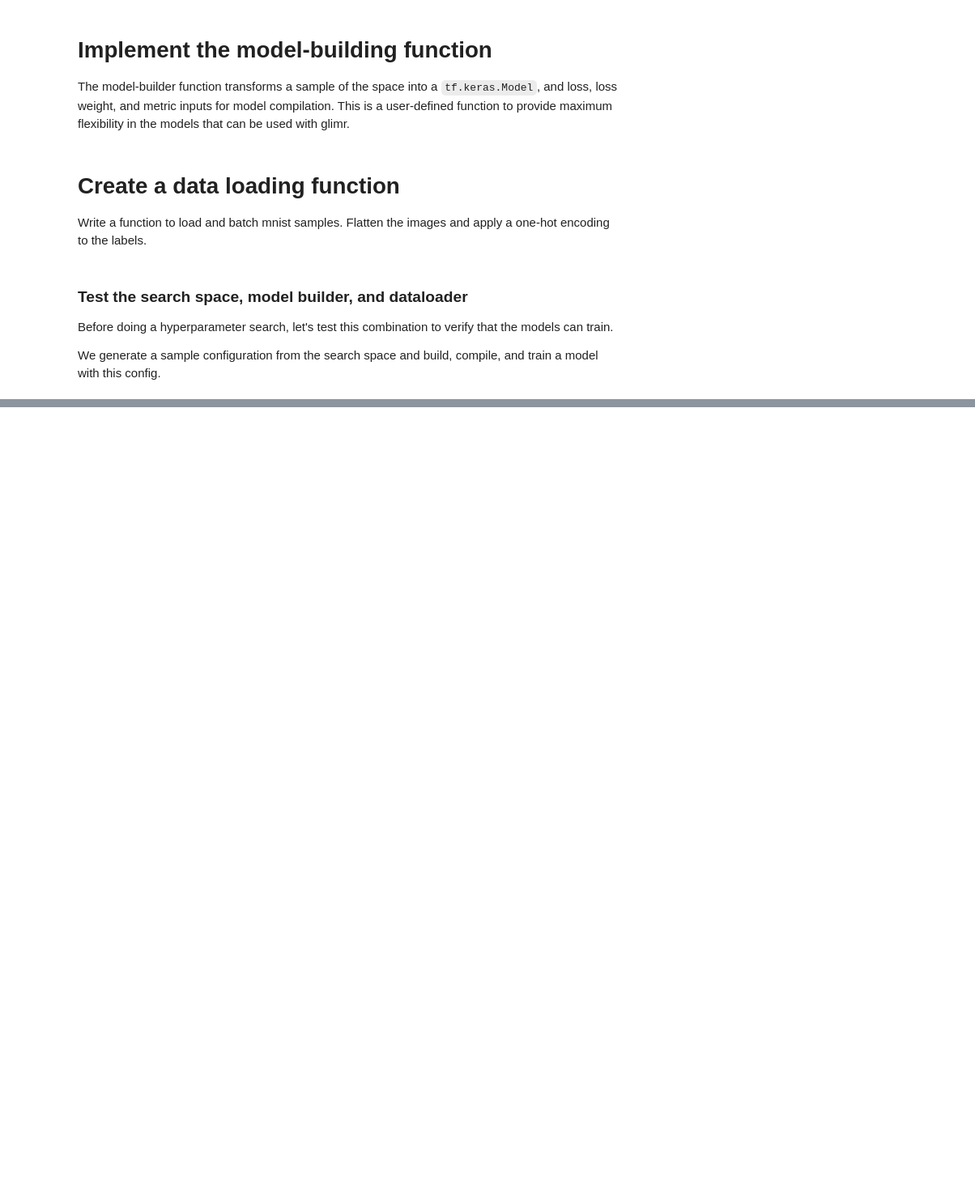
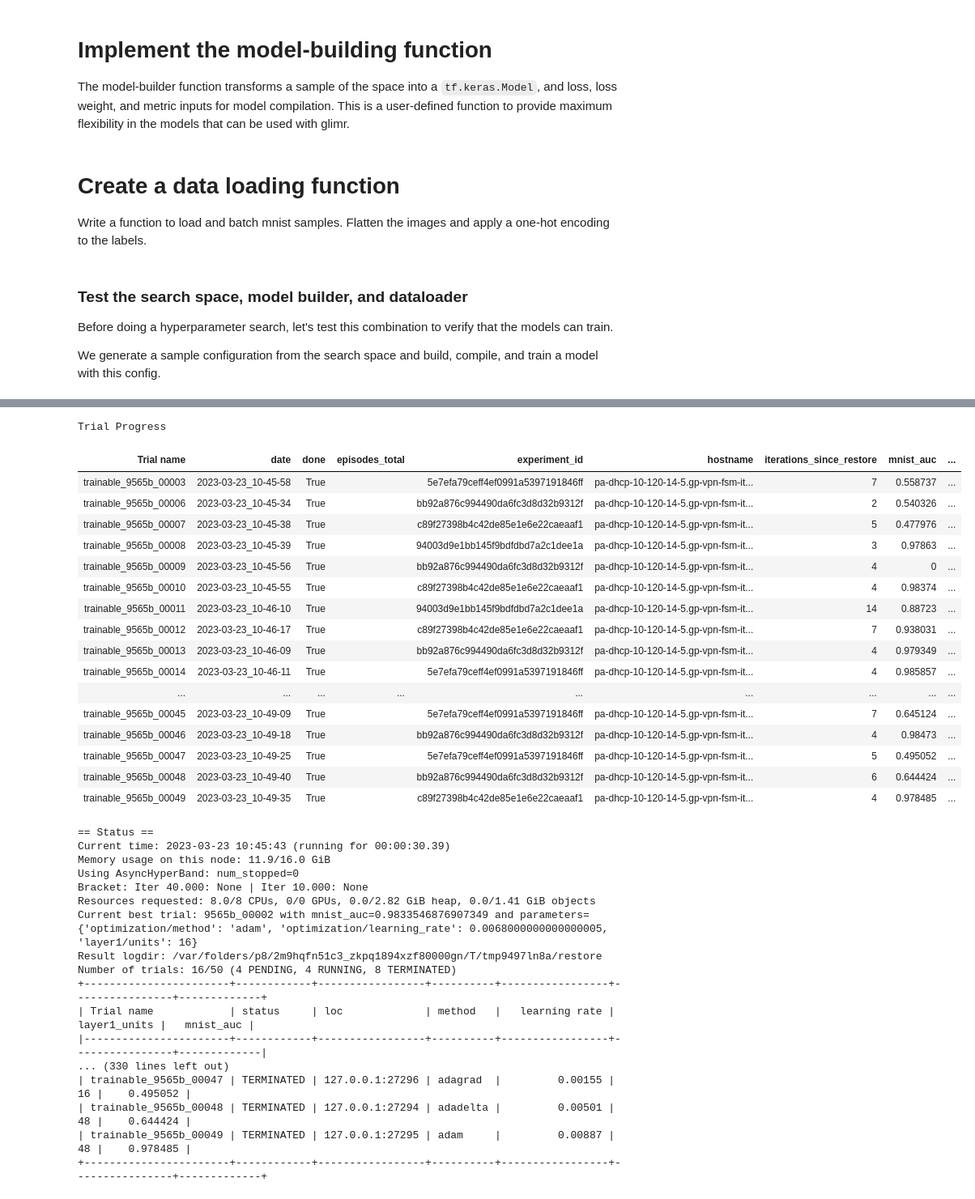
Before and after one commit to PathologyDataScience/glimr, a Jupyter notebook: examples/mnist_example.ipynb, the cells around one changed output, grey strips where cells are left out. Shown: that part at 81% size. Cells and saved outputs as stored; diff of their text form; code cells hidden in the pictures; blank space fills up the shorter version.

```diff
--- a/examples/mnist_example.ipynb
+++ b/examples/mnist_example.ipynb
@@ -636,0 +636,31 @@ temp_dir.cleanup()
+# %%
+from ray.tune import CLIReporter
+
+# report every 30 seconds
+max_report_frequency = 30
+
+# set Jupyter preference
+jupyter = False
+
+# set metrics, parameters to display
+metrics = [f"{t}_{m}" for t in space["tasks"] for m in space["tasks"][t]["metrics"]]
+parameters = {
+    "optimization/method": "method",
+    "optimization/learning_rate": "learning rate",
+    "layer1/units": "layer1_units",
+}
+
+# set reporter kwargs
+reporter_kwargs = {
+    "metric_columns": metrics,
+    "parameter_columns": parameters,
+    "max_report_frequency": max_report_frequency,
+}
+
+# create a Search object instance
+tuner = Search(space, builder, dataloader, "mnist_auc")
+
+# assign reporter to attribute and run a short trial
+tuner.reporter = CLIReporter(**reporter_kwargs)
+with contextlib.redirect_stderr(open(os.devnull, "w")):
+    results = tuner.experiment(local_dir=temp_dir.name, name="try", num_samples=10)
@@ -636,0 +723,8 @@ temp_dir.cleanup()
+# %%
+# create a Search object instance
+tuner = Search(space, builder, dataloader, "mnist_auc")
+
+# assign reporter to attribute and run a short trial
+tuner.reporter = CLIReporter(**reporter_kwargs)
+with contextlib.redirect_stderr(open(os.devnull, "w")):
+    results = tuner.experiment(local_dir=temp_dir.name, name="restore", num_samples=50)
@@ -636,0 +780,5 @@ temp_dir.cleanup()
+# %%
+# complete trials
+with contextlib.redirect_stderr(open(os.devnull, "w")):
+    tuner.restore(local_dir=temp_dir.name + "/restore")
+# %% [output]
@@ -636,0 +802,35 @@ temp_dir.cleanup()
+Trial Progress
+| Trial name | date | done | episodes_total | experiment_id | hostname | iterations_since_restore | mnist_auc | ... |
+| trainable_9565b_00003 | 2023-03-23_10-45-58 | True |  | 5e7efa79ceff4ef0991a5397191846ff | pa-dhcp-10-120-14-5.gp-vpn-fsm-it... | 7 | 0.558737 | ... |
+| trainable_9565b_00006 | 2023-03-23_10-45-34 | True |  | bb92a876c994490da6fc3d8d32b9312f | pa-dhcp-10-120-14-5.gp-vpn-fsm-it... | 2 | 0.540326 | ... |
+| trainable_9565b_00007 | 2023-03-23_10-45-38 | True |  | c89f27398b4c42de85e1e6e22caeaaf1 | pa-dhcp-10-120-14-5.gp-vpn-fsm-it... | 5 | 0.477976 | ... |
+| trainable_9565b_00008 | 2023-03-23_10-45-39 | True |  | 94003d9e1bb145f9bdfdbd7a2c1dee1a | pa-dhcp-10-120-14-5.gp-vpn-fsm-it... | 3 | 0.97863 | ... |
+| trainable_9565b_00009 | 2023-03-23_10-45-56 | True |  | bb92a876c994490da6fc3d8d32b9312f | pa-dhcp-10-120-14-5.gp-vpn-fsm-it... | 4 | 0 | ... |
+| trainable_9565b_00010 | 2023-03-23_10-45-55 | True |  | c89f27398b4c42de85e1e6e22caeaaf1 | pa-dhcp-10-120-14-5.gp-vpn-fsm-it... | 4 | 0.98374 | ... |
+| trainable_9565b_00011 | 2023-03-23_10-46-10 | True |  | 94003d9e1bb145f9bdfdbd7a2c1dee1a | pa-dhcp-10-120-14-5.gp-vpn-fsm-it... | 14 | 0.88723 | ... |
+| trainable_9565b_00012 | 2023-03-23_10-46-17 | True |  | c89f27398b4c42de85e1e6e22caeaaf1 | pa-dhcp-10-120-14-5.gp-vpn-fsm-it... | 7 | 0.938031 | ... |
+| trainable_9565b_00013 | 2023-03-23_10-46-09 | True |  | bb92a876c994490da6fc3d8d32b9312f | pa-dhcp-10-120-14-5.gp-vpn-fsm-it... | 4 | 0.979349 | ... |
+| trainable_9565b_00014 | 2023-03-23_10-46-11 | True |  | 5e7efa79ceff4ef0991a5397191846ff | pa-dhcp-10-120-14-5.gp-vpn-fsm-it... | 4 | 0.985857 | ... |
+| ... | ... | ... | ... | ... | ... | ... | ... | ... |
+| trainable_9565b_00045 | 2023-03-23_10-49-09 | True |  | 5e7efa79ceff4ef0991a5397191846ff | pa-dhcp-10-120-14-5.gp-vpn-fsm-it... | 7 | 0.645124 | ... |
+| trainable_9565b_00046 | 2023-03-23_10-49-18 | True |  | bb92a876c994490da6fc3d8d32b9312f | pa-dhcp-10-120-14-5.gp-vpn-fsm-it... | 4 | 0.98473 | ... |
+| trainable_9565b_00047 | 2023-03-23_10-49-25 | True |  | 5e7efa79ceff4ef0991a5397191846ff | pa-dhcp-10-120-14-5.gp-vpn-fsm-it... | 5 | 0.495052 | ... |
+| trainable_9565b_00048 | 2023-03-23_10-49-40 | True |  | bb92a876c994490da6fc3d8d32b9312f | pa-dhcp-10-120-14-5.gp-vpn-fsm-it... | 6 | 0.644424 | ... |
+| trainable_9565b_00049 | 2023-03-23_10-49-35 | True |  | c89f27398b4c42de85e1e6e22caeaaf1 | pa-dhcp-10-120-14-5.gp-vpn-fsm-it... | 4 | 0.978485 | ... |
+== Status ==
+Current time: 2023-03-23 10:45:43 (running for 00:00:30.39)
+Memory usage on this node: 11.9/16.0 GiB
+Using AsyncHyperBand: num_stopped=0
+Bracket: Iter 40.000: None | Iter 10.000: None
+Resources requested: 8.0/8 CPUs, 0/0 GPUs, 0.0/2.82 GiB heap, 0.0/1.41 GiB objects
+Current best trial: 9565b_00002 with mnist_auc=0.9833546876907349 and parameters={'optimization/method': 'adam', 'optimization/learning_rate': 0.0068000000000000005, 'layer1/units': 16}
+Result logdir: /var/folders/p8/2m9hqfn51c3_zkpq1894xzf80000gn/T/tmp9497ln8a/restore
+Number of trials: 16/50 (4 PENDING, 4 RUNNING, 8 TERMINATED)
++-----------------------+------------+-----------------+----------+-----------------+----------------+-------------+
+| Trial name            | status     | loc             | method   |   learning rate |   layer1_units |   mnist_auc |
+|-----------------------+------------+-----------------+----------+-----------------+----------------+-------------|
+... (330 lines left out)
+| trainable_9565b_00047 | TERMINATED | 127.0.0.1:27296 | adagrad  |         0.00155 |             16 |    0.495052 |
+| trainable_9565b_00048 | TERMINATED | 127.0.0.1:27294 | adadelta |         0.00501 |             48 |    0.644424 |
+| trainable_9565b_00049 | TERMINATED | 127.0.0.1:27295 | adam     |         0.00887 |             48 |    0.978485 |
++-----------------------+------------+-----------------+----------+-----------------+----------------+-------------+
```
Also changed, not shown: parts of 35 cells of this notebook.
